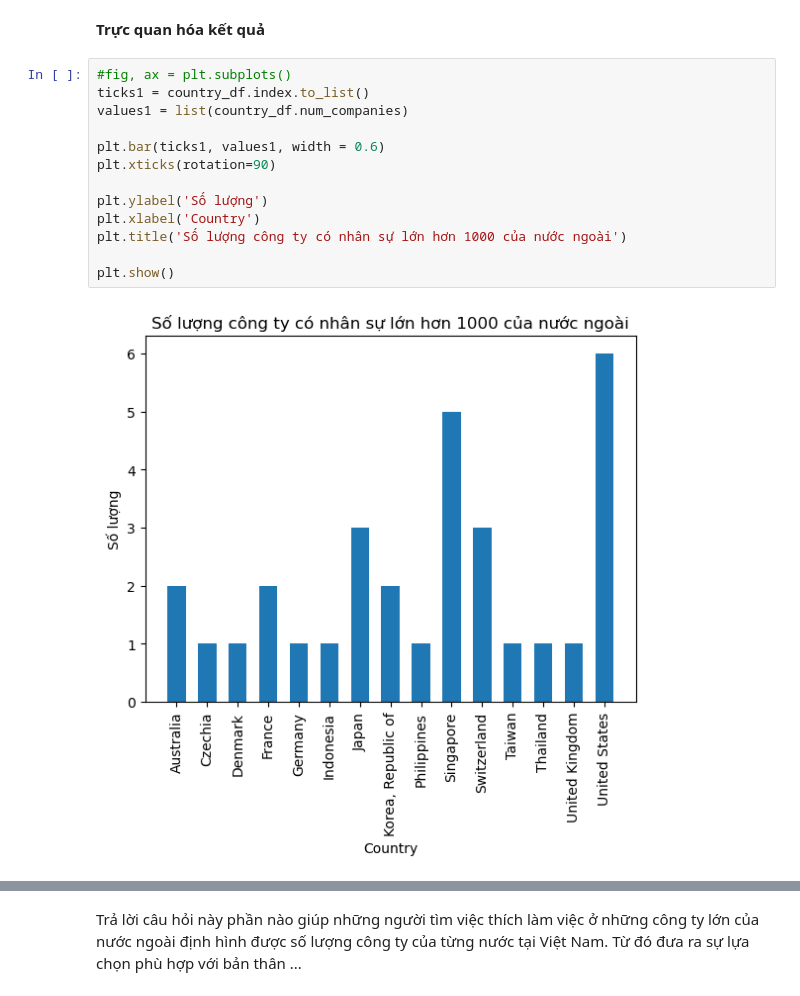
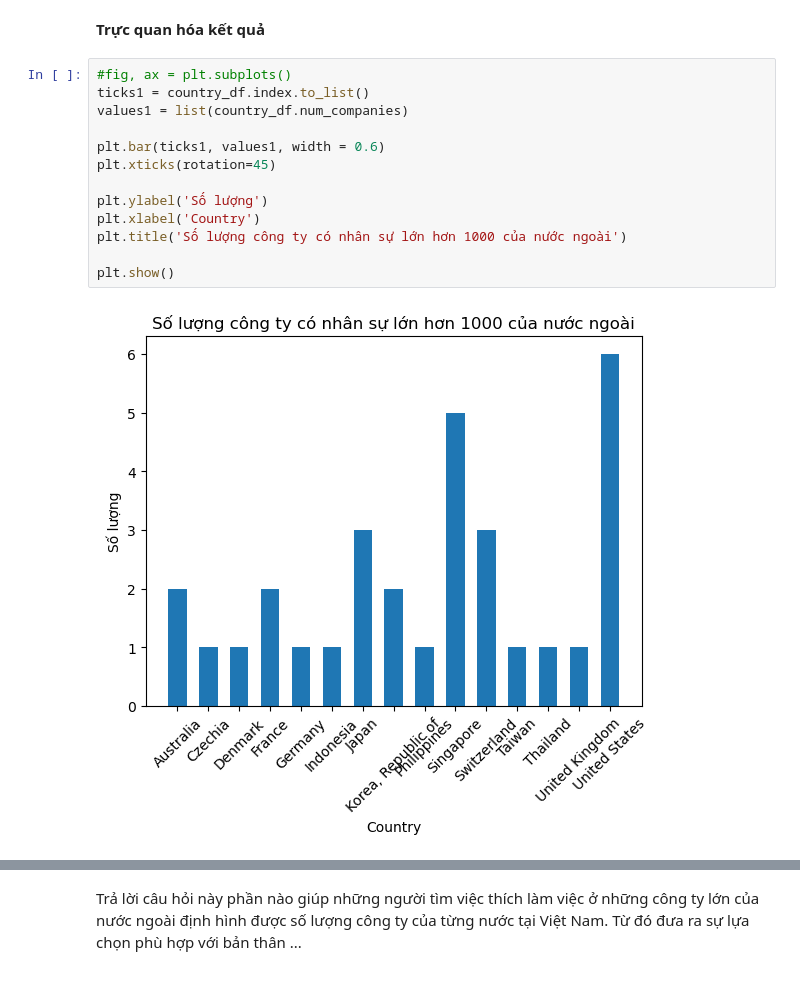
Before and after one commit to hxt-us/DA_LTKHDL_TH, a Jupyter notebook: file notebook/Questions.ipynb, the cells around one changed output, grey strips where cells are left out. Cells and saved outputs as stored; diff of their text form.

Commit message:
Change chart

```diff
--- a/file notebook/Questions.ipynb
+++ b/file notebook/Questions.ipynb
@@ -86,18 +85,18 @@ country_df
 # %%
 #fig, ax = plt.subplots()
 ticks1 = country_df.index.to_list()
 values1 = list(country_df.num_companies)
 
 plt.bar(ticks1, values1, width = 0.6)
-plt.xticks(rotation=90)
+plt.xticks(rotation=45)
 
 plt.ylabel('Số lượng')
 plt.xlabel('Country')
 plt.title('Số lượng công ty có nhân sự lớn hơn 1000 của nước ngoài')
 
 plt.show()
 # %% [output]
-[figure, old version]
+[figure, new version]
 # %%
 ticks2 = country_df.index.to_list()
 values2 = list(country_df.ratio_num_companies)
```
Also changed, not shown: parts of 2 cells of this notebook.
